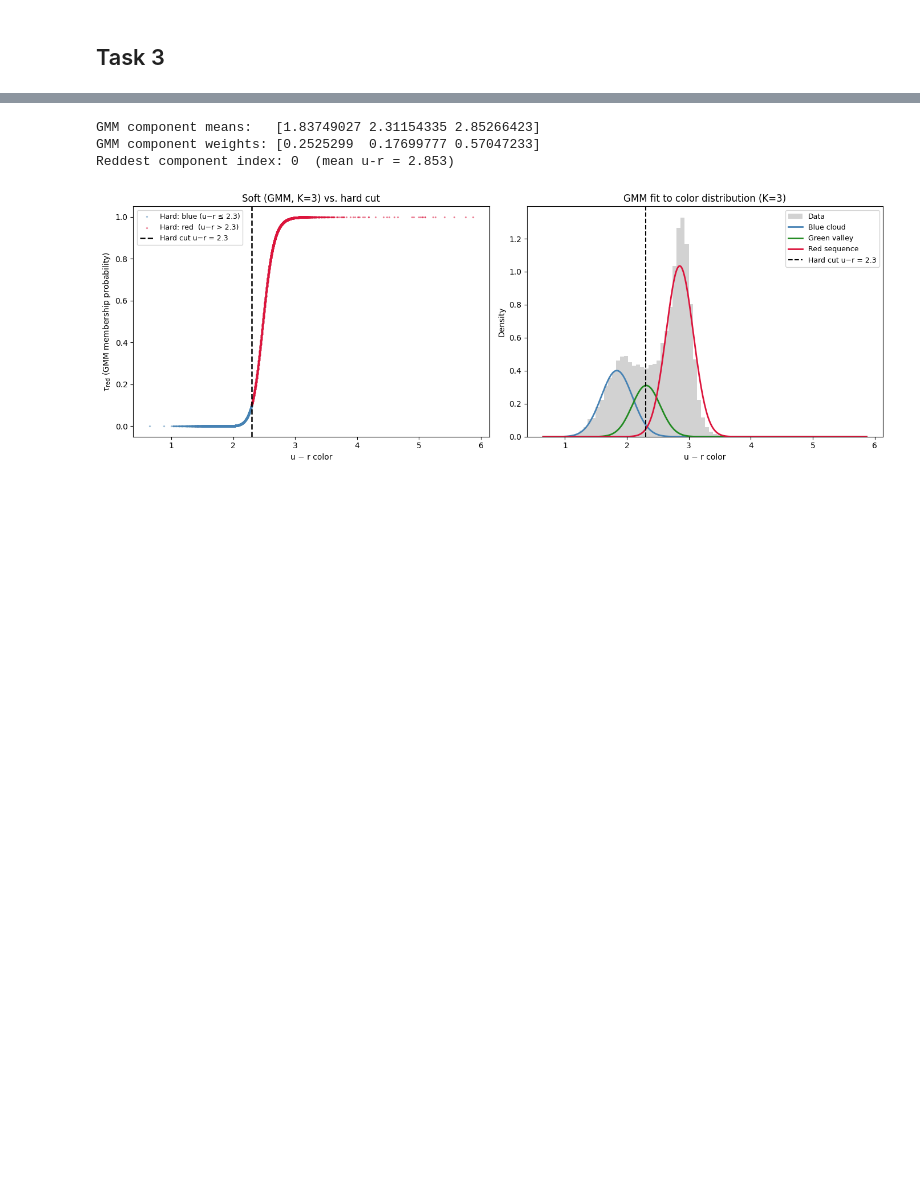
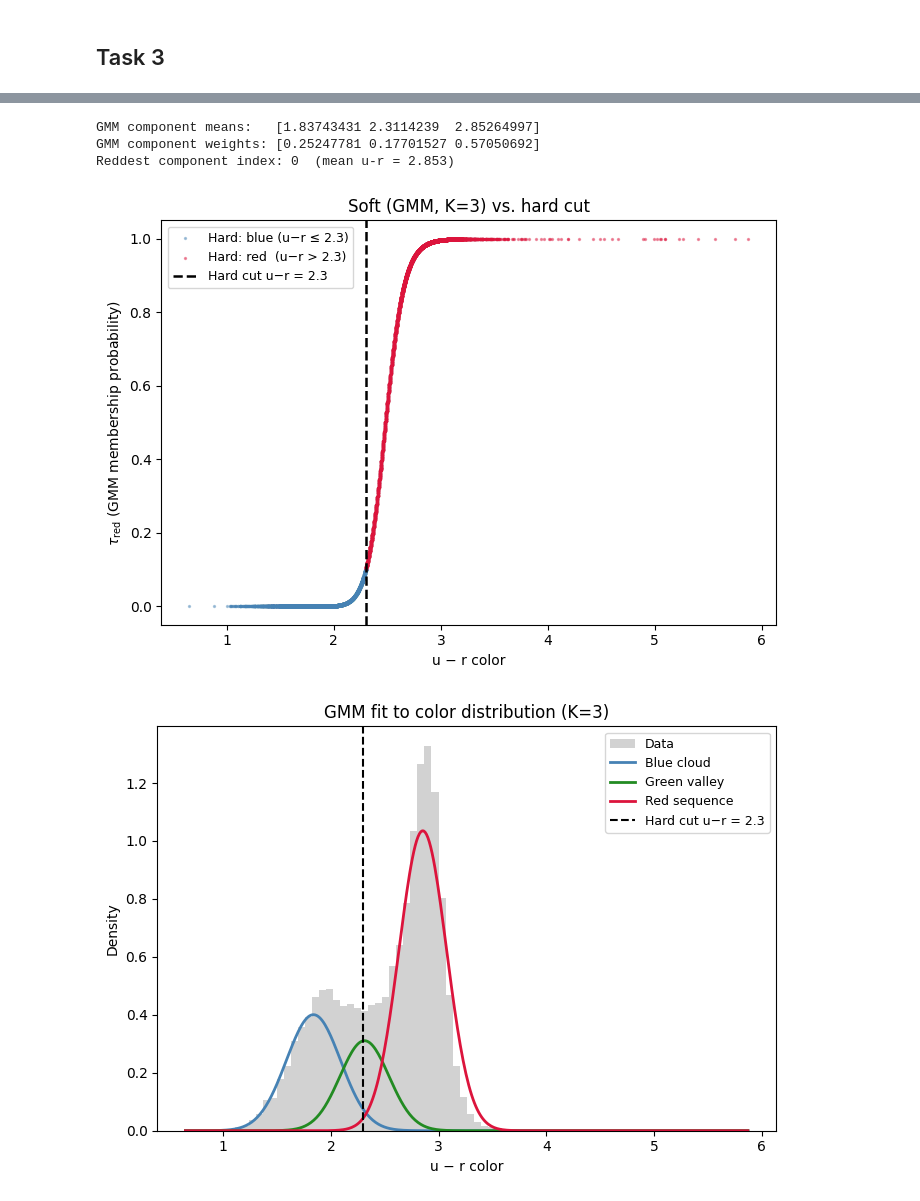
Before and after one commit to eiseleb47/DataScience, a Jupyter notebook: Worksheet_2/1-3_Benjamin.ipynb, the cells around one changed output, grey strips where cells are left out. Drawn from its saved outputs; the diff is of its cells as text; code cells hidden in the pictures; blank space fills up the shorter version.

```diff
--- a/Worksheet_2/1-3_Benjamin.ipynb
+++ b/Worksheet_2/1-3_Benjamin.ipynb
@@ -175,54 +188,56 @@ comp_means = gm_chosen.means_.flatten()
 red_idx  = np.argmax(comp_means)
 blue_idx = np.argmin(comp_means)
 tau_red  = tau[:, red_idx]
 
 print(f"GMM component means:   {np.sort(comp_means)}")
 print(f"GMM component weights: {gm_chosen.weights_[np.argsort(comp_means)]}")
 print(f"Reddest component index: {red_idx}  (mean u-r = {comp_means[red_idx]:.3f})")
 
 # Hard cut from worksheet 1
 hard_red = color > 2.3
 
-# ---- Plot 1: scatter of u-r color vs tau_red, coloured by hard-cut membership ----
-fig, axes = plt.subplots(1, 2, figsize=(14, 5))
-
-axes[0].scatter(color[~hard_red], tau_red[~hard_red], s=2, alpha=0.4,
-                color='steelblue', label='Hard: blue (u−r ≤ 2.3)')
-axes[0].scatter(color[hard_red],  tau_red[hard_red],  s=2, alpha=0.4,
-                color='crimson',    label='Hard: red  (u−r > 2.3)')
-axes[0].axvline(2.3, color='black', ls='--', lw=1.8, label='Hard cut u−r = 2.3')
-axes[0].set_xlabel('u − r color')
-axes[0].set_ylabel(r'$\tau_\mathrm{red}$ (GMM membership probability)')
-axes[0].set_title(f'Soft (GMM, K={N_comp}) vs. hard cut')
-axes[0].legend(fontsize=9)
+# ---- Plot 1: scatter of u-r color vs tau_red ----
+fig, ax = plt.subplots(figsize=(7, 5))
+ax.scatter(color[~hard_red], tau_red[~hard_red], s=2, alpha=0.4,
+           color='steelblue', label='Hard: blue (u−r ≤ 2.3)')
+ax.scatter(color[hard_red],  tau_red[hard_red],  s=2, alpha=0.4,
+           color='crimson',   label='Hard: red  (u−r > 2.3)')
+ax.axvline(2.3, color='black', ls='--', lw=1.8, label='Hard cut u−r = 2.3')
+ax.set_xlabel('u − r color')
+ax.set_ylabel(r'$\tau_\mathrm{red}$ (GMM membership probability)')
+ax.set_title(f'Soft (GMM, K={N_comp}) vs. hard cut')
+ax.legend(fontsize=9)
+plt.tight_layout()
+plt.show()
 
 # ---- Plot 2: color histogram + individual GMM components ----
 c_range = np.linspace(color.min(), color.max(), 400)
-axes[1].hist(color, bins=80, density=True, alpha=0.35, color='gray', label='Data')
+fig, ax = plt.subplots(figsize=(7, 5))
+ax.hist(color, bins=80, density=True, alpha=0.35, color='gray', label='Data')
 
 weights = gm_chosen.weights_
 stds    = np.sqrt(gm_chosen.covariances_.flatten())
 sort_order = np.argsort(comp_means)          # blue → green → red
 palette = ['steelblue', 'forestgreen', 'crimson']
 comp_labels = ['Blue cloud', 'Green valley', 'Red sequence']
 
 for plot_idx, j in enumerate(sort_order):
     pdf_j = (weights[j]
              * np.exp(-0.5 * ((c_range - comp_means[j]) / stds[j])**2)
              / (stds[j] * np.sqrt(2 * np.pi)))
-    axes[1].plot(c_range, pdf_j, lw=2,
-                 color=palette[plot_idx], label=comp_labels[plot_idx])
+    ax.plot(c_range, pdf_j, lw=2,
+            color=palette[plot_idx], label=comp_labels[plot_idx])
 
-axes[1].axvline(2.3, color='black', ls='--', lw=1.5, label='Hard cut u−r = 2.3')
-axes[1].set_xlabel('u − r color')
-axes[1].set_ylabel('Density')
-axes[1].set_title(f'GMM fit to color distribution (K={N_comp})')
-axes[1].legend(fontsize=9)
-
+ax.axvline(2.3, color='black', ls='--', lw=1.5, label='Hard cut u−r = 2.3')
+ax.set_xlabel('u − r color')
+ax.set_ylabel('Density')
+ax.set_title(f'GMM fit to color distribution (K={N_comp})')
+ax.legend(fontsize=9)
 plt.tight_layout()
 plt.show()
 # %% [output]
-GMM component means:   [1.83749027 2.31154335 2.85266423]
-GMM component weights: [0.2525299  0.17699777 0.57047233]
+GMM component means:   [1.83743431 2.3114239  2.85264997]
+GMM component weights: [0.25247781 0.17701527 0.57050692]
 Reddest component index: 0  (mean u-r = 2.853)
-[figure, old version]
+[figure, new version]
+[figure, added]
```
Also changed, not shown: parts of 4 cells of this notebook.
